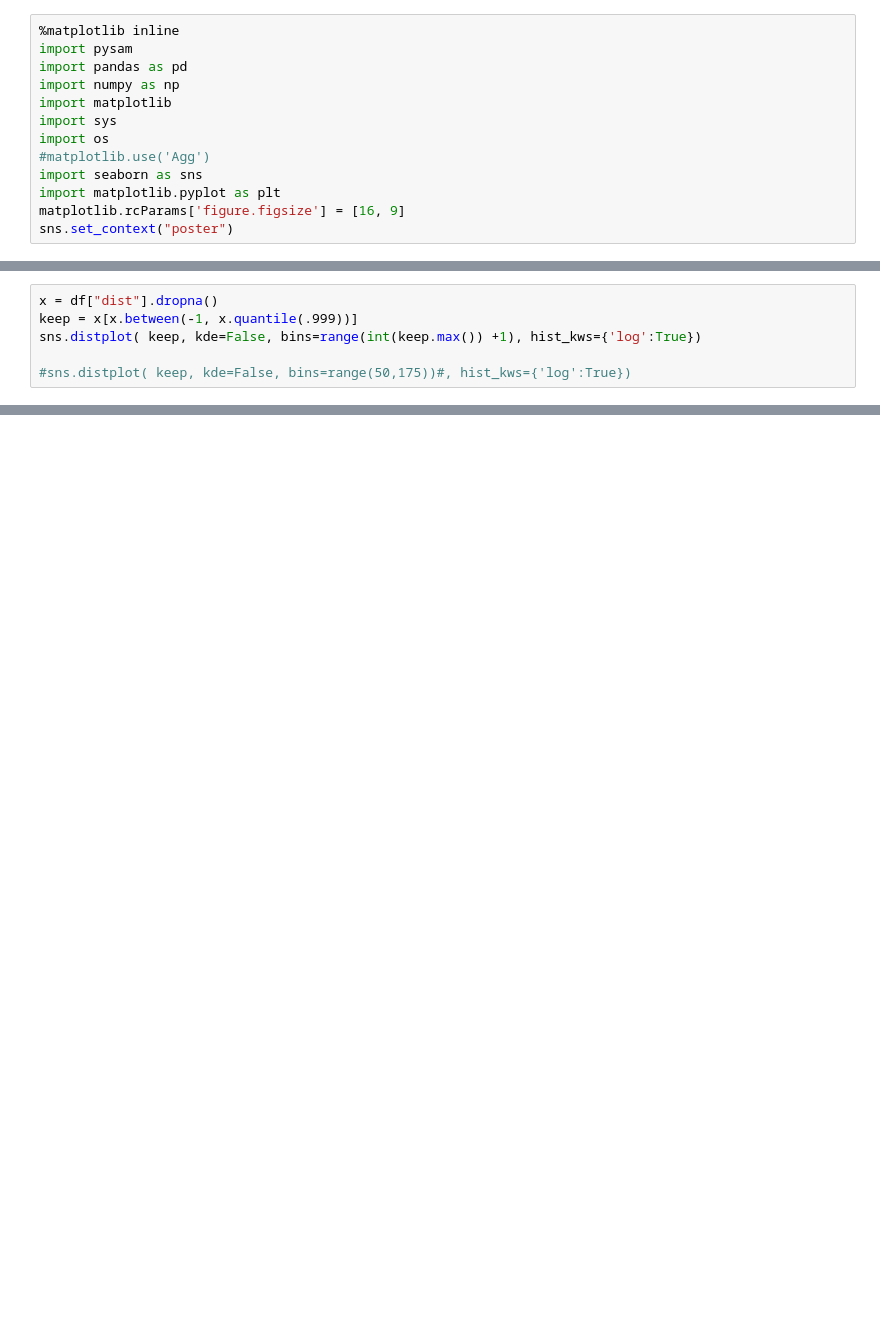
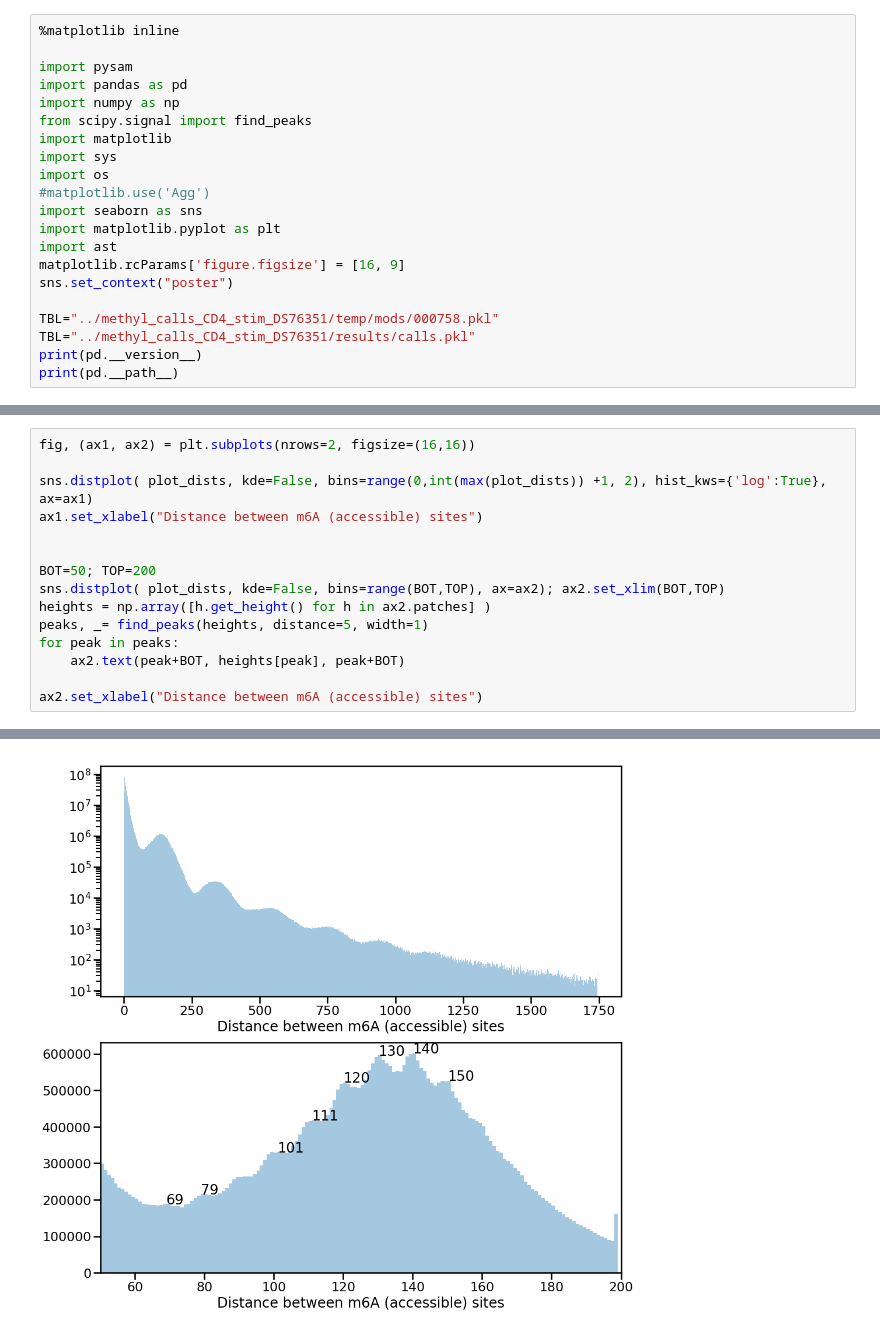
Before and after one commit to mrvollger/fiberseq, a Jupyter notebook: notebooks/Global_methyl_data.ipynb, the cells around one changed output, grey strips where cells are left out. Drawn from its saved outputs; the diff is of its cells as text; blank space fills up the shorter version.

```diff
--- a/notebooks/Global_methyl_data.ipynb
+++ b/notebooks/Global_methyl_data.ipynb
@@ -1,13 +1,21 @@
 # %%
 %matplotlib inline
+
 import pysam
 import pandas as pd
 import numpy as np
+from scipy.signal import find_peaks
 import matplotlib
 import sys
 import os
 #matplotlib.use('Agg')
 import seaborn as sns
 import matplotlib.pyplot as plt
+import ast
 matplotlib.rcParams['figure.figsize'] = [16, 9]
 sns.set_context("poster")
+
+TBL="../methyl_calls_CD4_stim_DS76351/temp/mods/000758.pkl"
+TBL="../methyl_calls_CD4_stim_DS76351/results/calls.pkl"
+print(pd.__version__)
+print(pd.__path__)
@@ -25,6 +24,0 @@ df.head()
-# %%
-x = df["dist"].dropna()
-keep = x[x.between(-1, x.quantile(.999))]
-sns.distplot( keep, kde=False, bins=range(int(keep.max()) +1), hist_kws={'log':True})
-
-#sns.distplot( keep, kde=False, bins=range(50,175))#, hist_kws={'log':True})
@@ -40,0 +62,16 @@ sns.distplot( df.frac, kde=False, bins=60)
+# %%
+fig, (ax1, ax2) = plt.subplots(nrows=2, figsize=(16,16))
+
+sns.distplot( plot_dists, kde=False, bins=range(0,int(max(plot_dists)) +1, 2), hist_kws={'log':True}, ax=ax1)
+ax1.set_xlabel("Distance between m6A (accessible) sites")
+
+
+BOT=50; TOP=200
+sns.distplot( plot_dists, kde=False, bins=range(BOT,TOP), ax=ax2); ax2.set_xlim(BOT,TOP)
+heights = np.array([h.get_height() for h in ax2.patches] )
+peaks, _= find_peaks(heights, distance=5, width=1)
+for peak in peaks:
+    ax2.text(peak+BOT, heights[peak], peak+BOT)
+
+ax2.set_xlabel("Distance between m6A (accessible) sites")
+# %% [output]
@@ -40,0 +79 @@ sns.distplot( df.frac, kde=False, bins=60)
+[figure, added]
```
Also changed, not shown: parts of 17 cells of this notebook, 1 other file.
